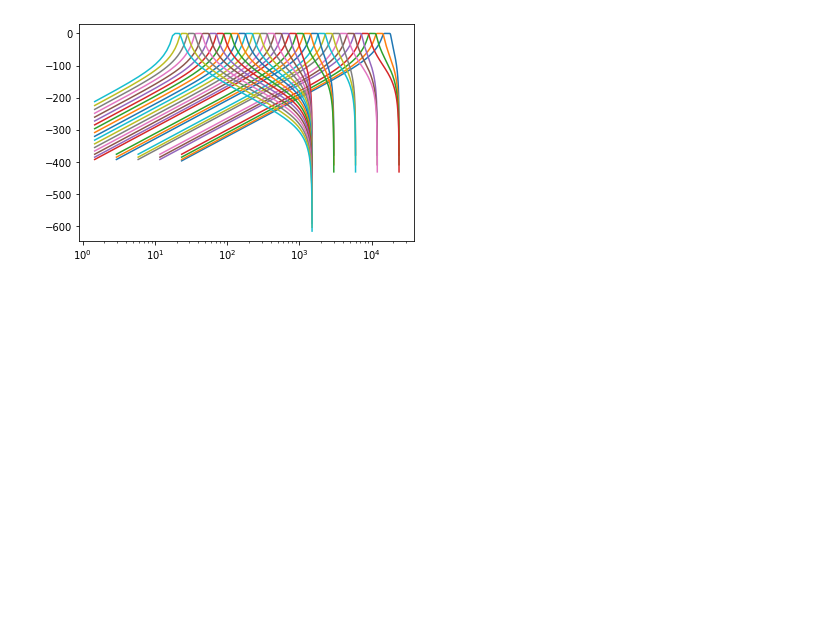
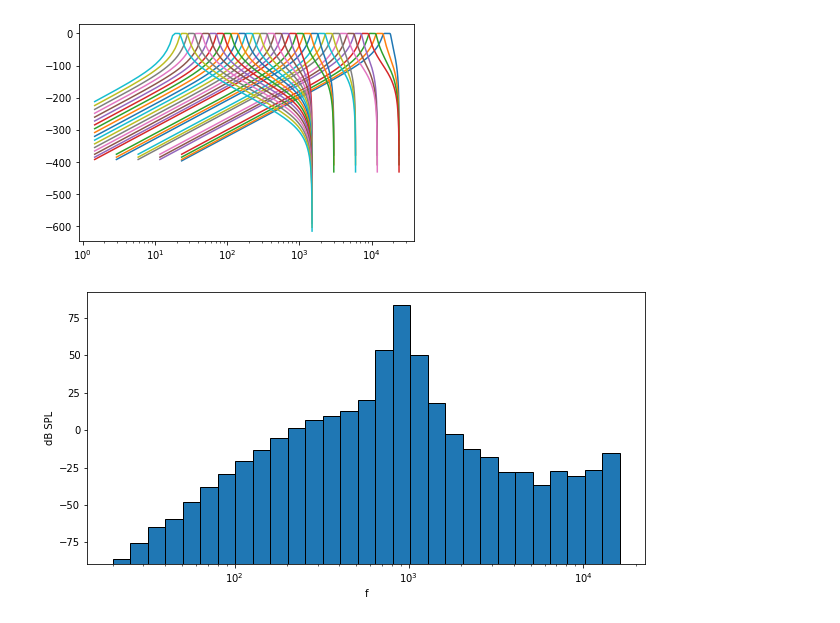
Before and after one commit to jake-is-ESD-protected/Project-CENES, a Jupyter notebook: Code/Jupyter/Feature extraction third octaves.ipynb, the cells around one changed output. Drawn from its saved outputs; the diff is of its cells as text; code cells hidden in the pictures; blank space fills up the shorter version.

Commit message:
working buffer filter with windowing

```diff
--- a/Code/Jupyter/Feature extraction third octaves.ipynb
+++ b/Code/Jupyter/Feature extraction third octaves.ipynb
@@ -48,14 +48,62 @@ dec_factor = [  1, 1, 1, 1,
                 16, 16, 16, 16,
                 16, 16]
 
+frame_size = 1024
+start_frame = 4096
+
 std_csv_fp = "Datasets/Feature_extraction/th_oct_coeffs.csv"
 std_scaling_fp = "Datasets/Feature_extraction/scalings.csv"
+test_wav = "demo_data/sine1k.wav"
 # %%
 import octafilt3r.filter as o3
 
 fcs, fls, fus, n_bands = o3.gen_fc_fl_fu(fmax, fmin, oct_bw_ratio)
 
 for i in range(n_bands):
-    o3.gen_bandpass(int(fs/dec_factor[i]), fls[i], fus[i], _order=6, _display=True)
+    sos = o3.gen_bandpass(int(fs/dec_factor[i]), fls[i], fus[i], _order=6, _display=True)
 # %% [output]
 [figure]
+# %%
+import numpy as np
+from scipy import signal as sg
+import librosa as lr
+import octafilt3r.filter as o3
+import matplotlib.pyplot as plt
+
+
+x, sr = lr.load(test_wav, sr=48000)
+#x = np.multiply(np.hanning(frame_size-1), x[start_frame:start_frame + frame_size-1])
+buffer = x[start_frame:start_frame + frame_size-1]
+buffer = np.multiply(np.hanning(len(buffer)), buffer)
+spl = np.zeros(n_bands)
+
+for band in range(n_bands):
+    if dec_factor[band] <= 8:
+        x_dec = sg.decimate(buffer, dec_factor[band])
+    else:
+        # experiments show that a decimation factor > 8 is not supported and it is advised to call the function again
+        x_dec = sg.decimate(buffer, int(dec_factor[band] / 2))  # decimate by 8
+        x_dec = sg.decimate(x_dec, 2)                           # decimate by 2 to obtain 16 decimations
+
+    cur_sos = o3.gen_bandpass(_fs=sr/dec_factor[band], _fl=fls[band], _fu=fus[band])
+    sig_out = sg.sosfilt(cur_sos, x_dec)
+    spl[band] = 20 * np.log10(np.std(sig_out) / 2e-5)
+
+minim = min(spl)
+fig = plt.figure(figsize = (10, 5))
+# https://stackoverflow.com/questions/44068435/setting-both-axes-logarithmic-in-bar-plot-matploblib
+plt.bar(np.array(fcs)[:-1],                                     \
+        [abs(minim) + spl[i] for i in range(len(spl))][:-1],    \
+        bottom=minim,                                           \
+        width=np.diff(fcs),                                     \
+        log=True,                                               \
+        ec="k",                                                 \
+        align="edge")
+
+plt.xscale("log")
+plt.yscale("linear")
+plt.xlabel("f")
+plt.ylabel("dB SPL")
+plt.show()
+# %% [output]
+[figure, added]
```
Also changed, not shown: parts of 1 cell of this notebook.
